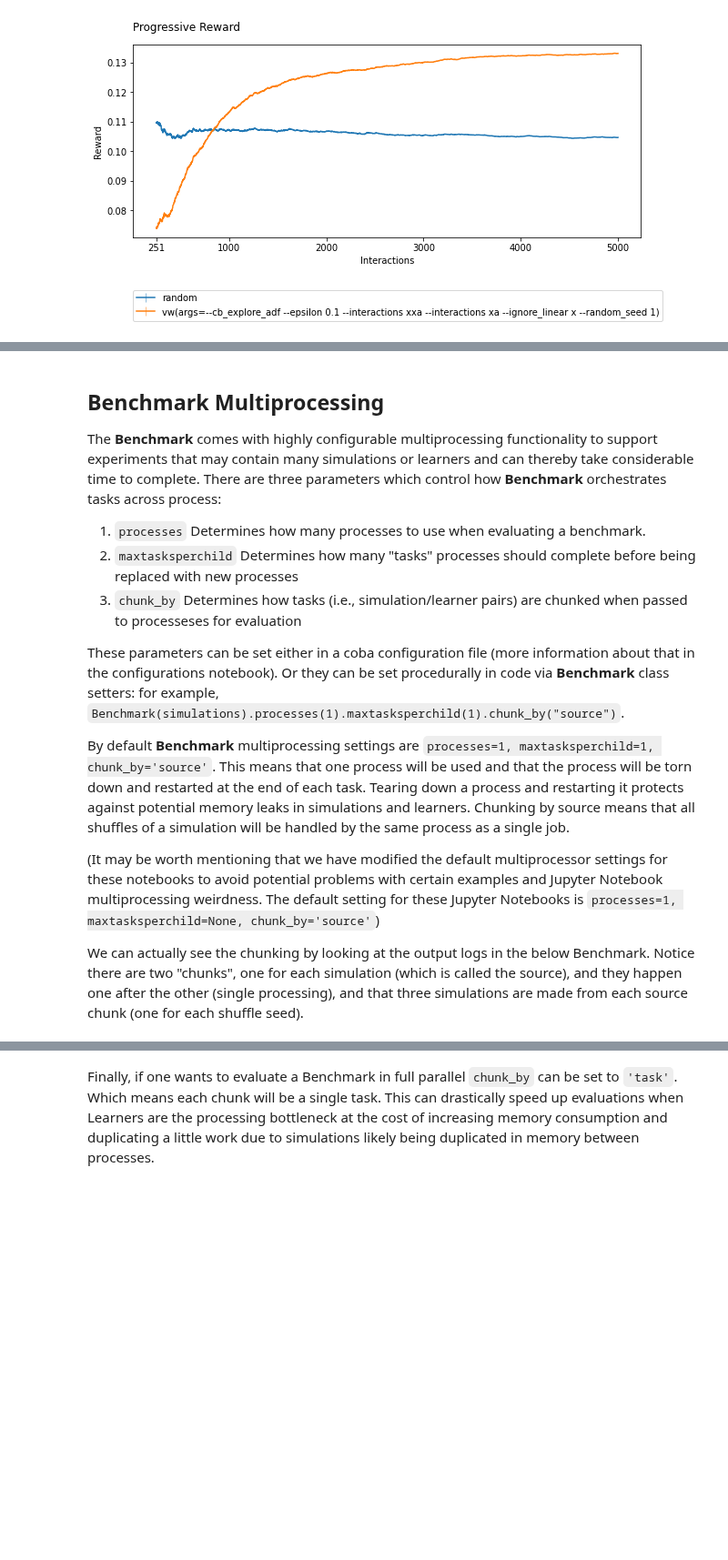
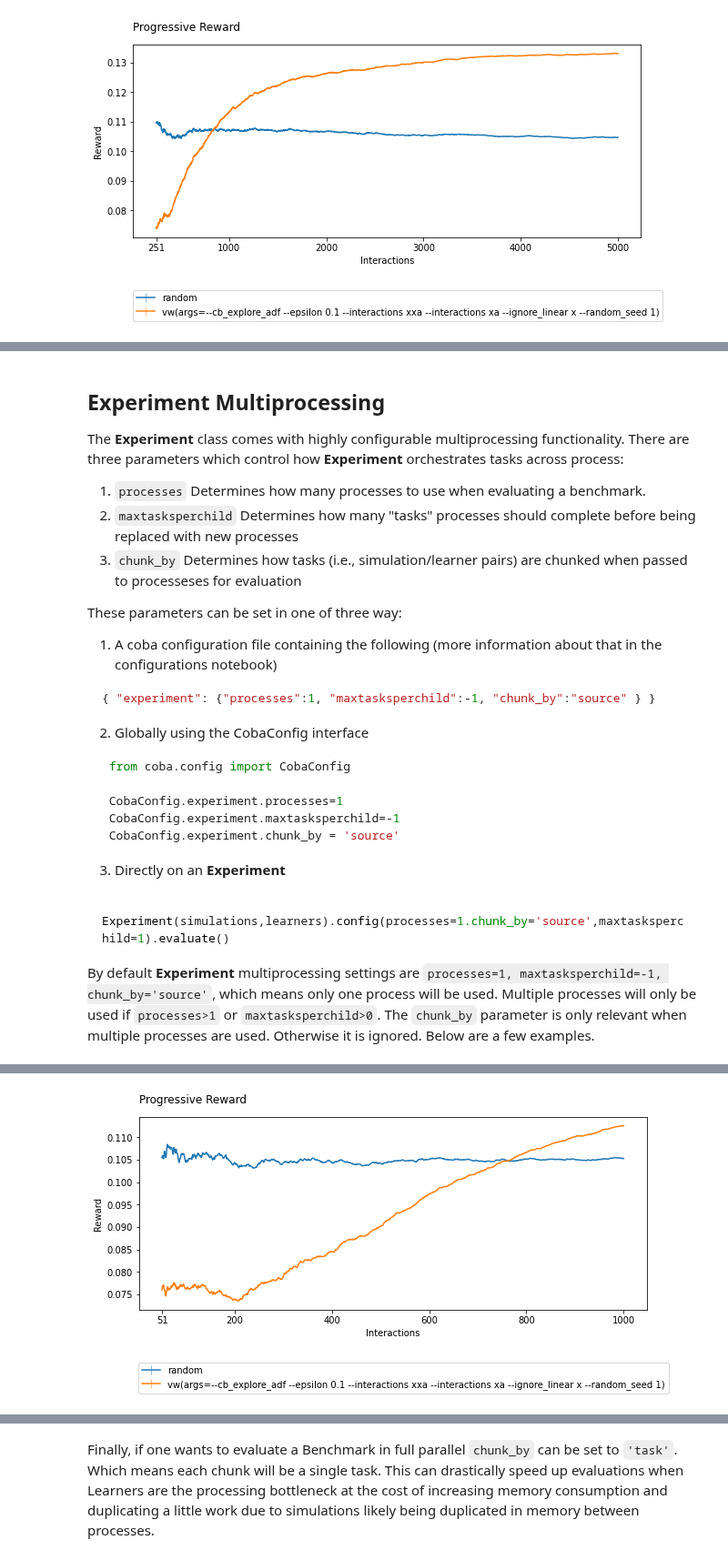
Before and after one commit to VowpalWabbit/coba, a Jupyter notebook: examples/notebooks/Experiments.ipynb, the cells around one changed output, grey strips where cells are left out. Shown at 91% size. Drawn from its saved outputs; the diff is of its cells as text; code cells hidden in the pictures; blank space fills up the shorter version.

````diff
--- a/examples/notebooks/Experiments.ipynb
+++ b/examples/notebooks/Experiments.ipynb
@@ -174,28 +33,39 @@ result.filter_lrn(full_name="vw").plot_learners(err='sd',each=True)
 # %% [markdown]
-## Benchmark Multiprocessing
+## Experiment Multiprocessing
 
-The **Benchmark** comes with highly configurable multiprocessing functionality to support experiments that may contain many simulations or learners and can thereby take considerable time to complete. There are three parameters which control how **Benchmark** orchestrates tasks across process:
+The **Experiment** class comes with highly configurable multiprocessing functionality. There are three parameters which control how **Experiment** orchestrates tasks across process:
 1. `processes` Determines how many processes to use when evaluating a benchmark.
 2. `maxtasksperchild` Determines how many "tasks" processes should complete before being replaced with new processes
 3. `chunk_by` Determines how tasks (i.e., simulation/learner pairs) are chunked when passed to processeses for evaluation
 
-These parameters can be set either in a coba configuration file (more information about that in the configurations notebook). Or they can be set procedurally in code via **Benchmark** class setters: for example,  `Benchmark(simulations).processes(1).maxtasksperchild(1).chunk_by("source")`.
+These parameters can be set in one of three way:
+1. A coba configuration file containing the following (more information about that in the configurations notebook)
+```json
+{ "experiment": {"processes":1, "maxtasksperchild":-1, "chunk_by":"source" } }
+```
+2. Globally using the CobaConfig interface
+```python
+ from coba.config import CobaConfig
 
-By default **Benchmark** multiprocessing settings are `processes=1, maxtasksperchild=1, chunk_by='source'`. This means that one process will be used and that the process will be torn down and restarted at the end of each task. Tearing down a process and restarting it protects against potential memory leaks in simulations and learners. Chunking by source means that all shuffles of a simulation will be handled by the same process as a single job.
+ CobaConfig.experiment.processes=1
+ CobaConfig.experiment.maxtasksperchild=-1
+ CobaConfig.experiment.chunk_by = 'source'
+```
+3. Directly on an **Experiment**
+```python
+ Experiment(simulations,learners).config(processes=1.chunk_by='source',maxtasksperchild=1).evaluate()
+```
 
-(It may be worth mentioning that we have modified the default multiprocessor settings for these notebooks to avoid potential problems with certain examples and Jupyter Notebook multiprocessing weirdness. The default setting for these Jupyter Notebooks is `processes=1, maxtasksperchild=None, chunk_by='source'`)
-
-We can actually see the chunking by looking at the output logs in the below Benchmark. Notice there are two "chunks", one for each simulation (which is called the source), and they happen one after the other (single processing), and that three simulations are made from each source chunk (one for each shuffle seed).
+By default **Experiment** multiprocessing settings are `processes=1, maxtasksperchild=-1, chunk_by='source'`, which means only one process will be used. Multiple processes will only be used if `processes>1` or `maxtasksperchild>0`. The `chunk_by` parameter is only relevant when multiple processes are used. Otherwise it is ignored. Below are a few examples.
 # %%
 %%time
-from coba.config      import CobaConfig,NoneLogger
-from coba.simulations import ValidationSimulation
-from coba.learners    import RandomLearner, VowpalLearner
-from coba.benchmarks  import Benchmark
+from coba.environments import Environments
+from coba.learners     import RandomLearner, VowpalLearner
+from coba.experiments  import Experiment
 
-simulations = [ValidationSimulation(1000), ValidationSimulation(2000)]
+environments = Environments.from_debug().shuffle([1,2,3]).take(1000)
 learners    = [RandomLearner(), VowpalLearner()]
-seeds       = [1,2,3]
 
-result = Benchmark(simulations, shuffle=seeds, take=1000).evaluate(learners)
+#single processing, chunk_by is ignored (i.e., everything is in one chunk)
+Experiment(environments, learners).evaluate().plot_learners()
 # %% [output]
@@ -218,0 +88 @@ Wall time: 2.84 s
+[figure, added]
````
Also changed, not shown: parts of 17 cells of this notebook, 8 other files.
